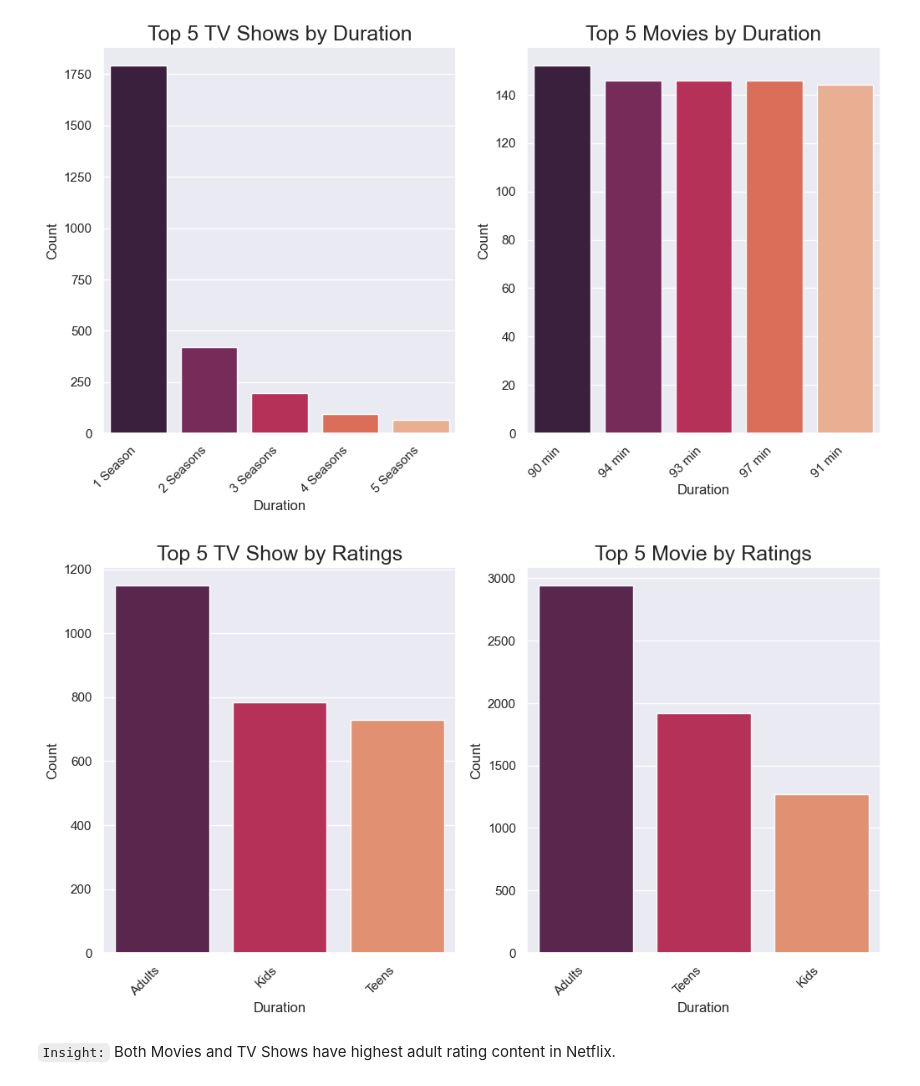
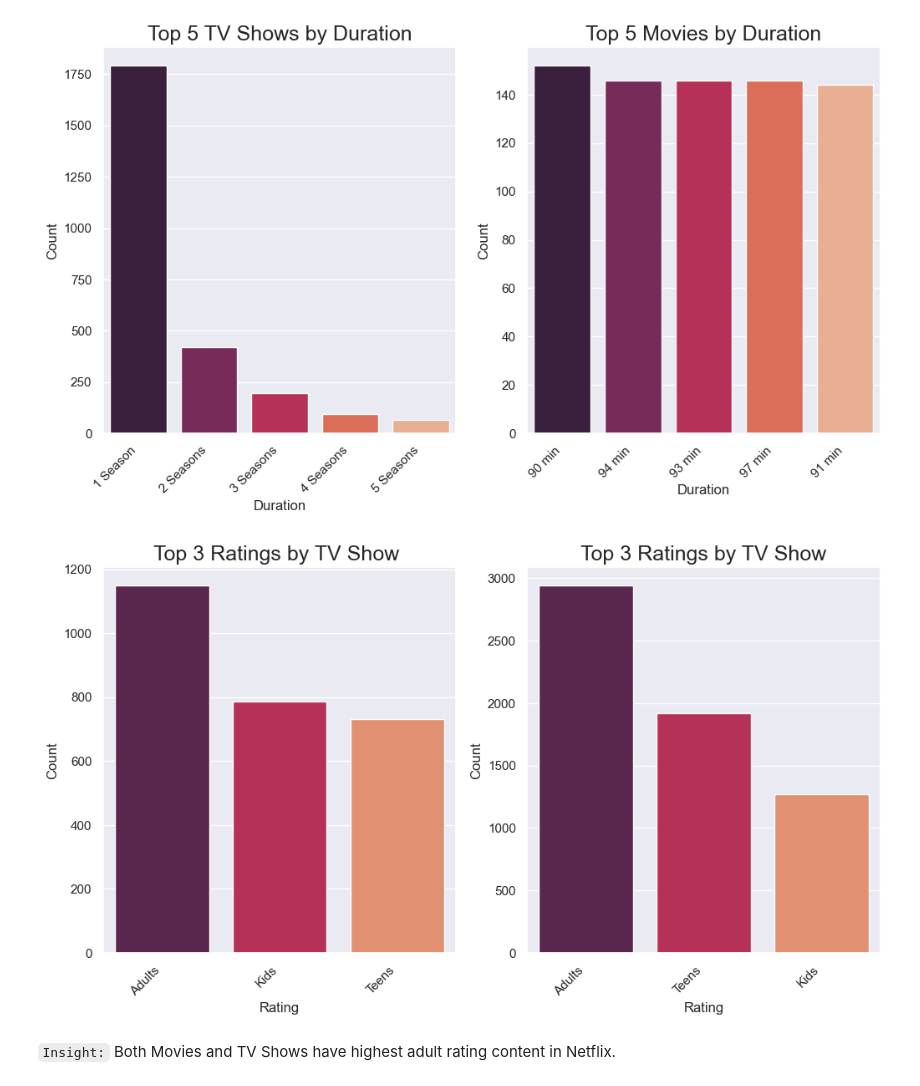
Before and after one commit to Anshu3721/Netflix-Data-Analysis-In-Depth, a Jupyter notebook: EDA on Netflix Dataset.ipynb, the cells around one changed output. Saved outputs shown, nothing was run; the diff lists cells and outputs as text; code cells hidden in the pictures.

```diff
--- a/EDA on Netflix Dataset.ipynb
+++ b/EDA on Netflix Dataset.ipynb
@@ -498,30 +498,30 @@ plt.show()
 # %%
 # Get the top 5 TV show and movie w.r.t Ratings
 tv_shows_rating_count = df["rating"][df["type"] == "TV Show"].value_counts().head(5)
 movies_rating_count = df["rating"][df["type"] == "Movie"].value_counts().head(5)
 
 # Set up the subplot using Seaborn
 plt.figure(figsize=(12, 6))
 
 # Create the subplot for TV show durations
 plt.subplot(1, 2, 1)
 sns.barplot(x=tv_shows_rating_count.index, y=tv_shows_rating_count.values, palette="rocket")
-plt.title('Top 5 TV Show by Ratings', fontsize=18)
-plt.xlabel('Duration')
+plt.title('Top 3 Ratings by TV Show ', fontsize=18)
+plt.xlabel('Rating')
 plt.ylabel('Count')
 plt.xticks(rotation=45, ha='right')
 
 # Create the subplot for movie durations
 plt.subplot(1, 2, 2)
 sns.barplot(x=movies_rating_count.index, y=movies_rating_count.values, palette="rocket")
-plt.title('Top 5 Movie by Ratings', fontsize=18)
-plt.xlabel('Duration')
+plt.title('Top 3 Ratings by TV Show', fontsize=18)
+plt.xlabel('Rating')
 plt.ylabel('Count')
 plt.xticks(rotation=45, ha='right')
 
 # Show the plot
 plt.show()
 # %% [output]
-[figure, old version]
+[figure, new version]
-# %% [markdown]
-`Insight:` Both Movies and TV Shows have highest adult rating content in Netflix.
+# %% [markdown]
+`Insight:` Both Movies and TV Shows have highest adult rating content in Netflix.
```
Also changed, not shown: parts of 22 cells of this notebook.
